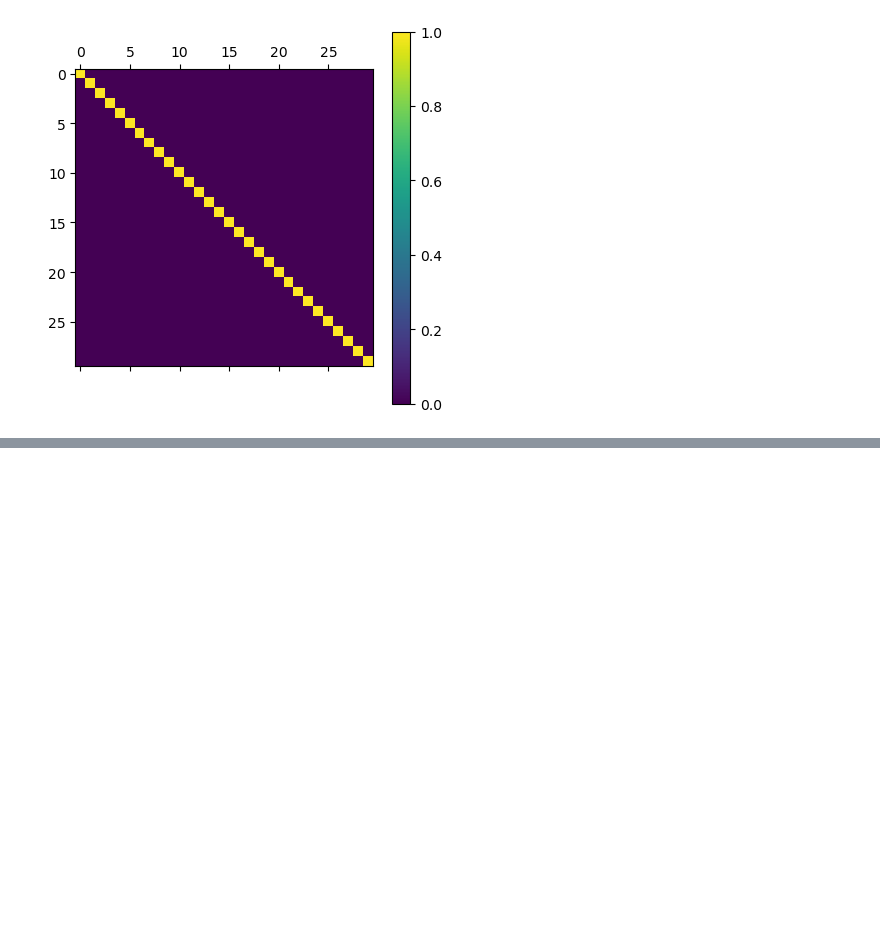
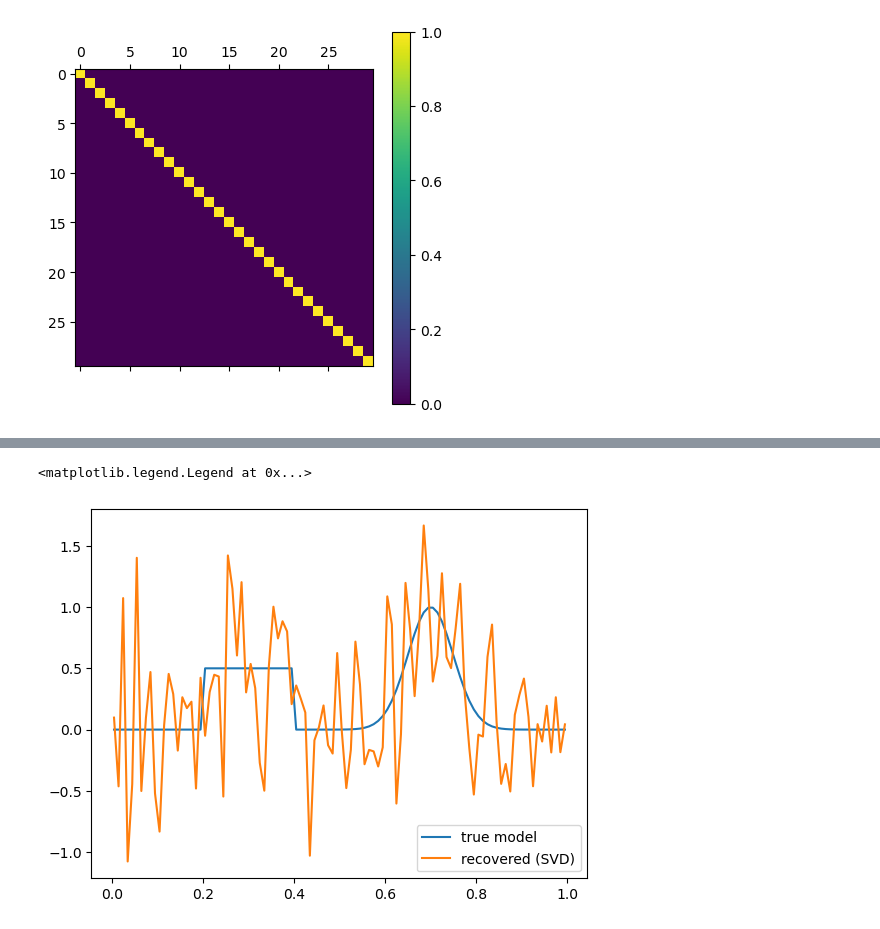
Before and after one commit to lheagy/eosc-454, a Jupyter notebook: lectures/linear-problem.ipynb, the cells around one changed output, grey strips where cells are left out. Cells and saved outputs as stored; diff of their text form; code cells hidden in the pictures; blank space fills up the shorter version.

```diff
--- a/lectures/linear-problem.ipynb
+++ b/lectures/linear-problem.ipynb
@@ -435,0 +458,8 @@ plt.colorbar(plt.matshow(V.T @ V))
+# %%
+fig, ax = plt.subplots(1, 1)
+ax.plot(x_centers, model, label="true model")
+ax.plot(x_centers, m_reconstructed, label="recovered (SVD)")
+ax.legend()
+# %% [output]
+<matplotlib.legend.Legend at 0x...>
+[figure, added]
```
Also changed, not shown: parts of 18 cells of this notebook.
